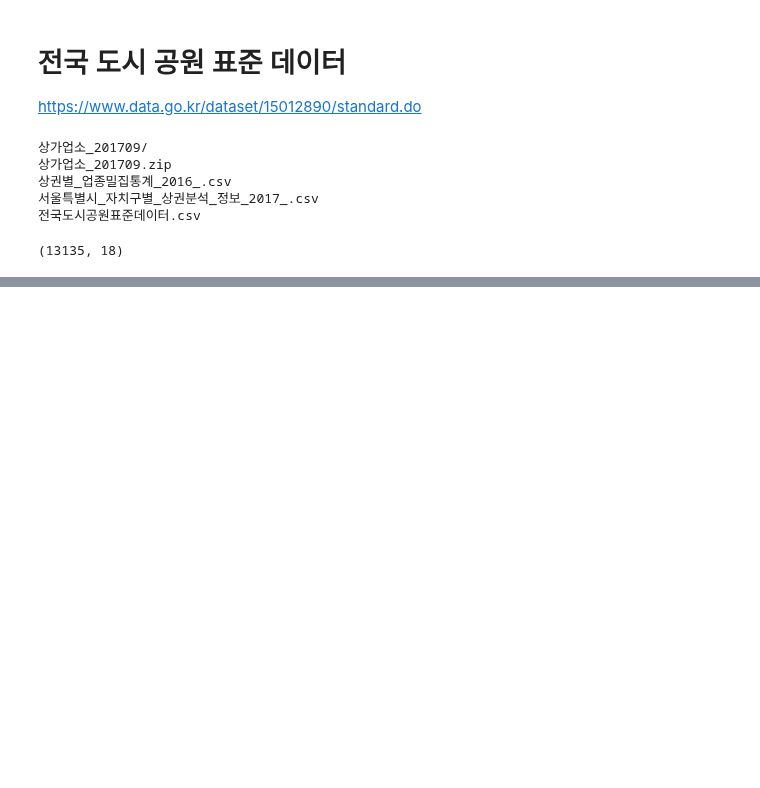
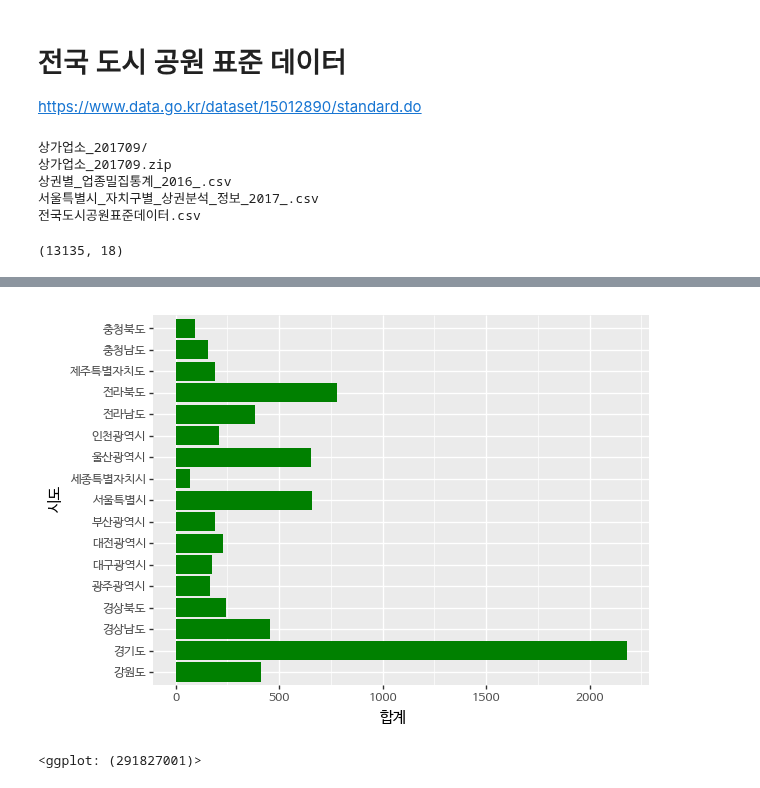
Before and after one commit to corazzon/OpenDataWrangling, a Jupyter notebook: park.ipynb, the cells around one changed output, grey strips where cells are left out. Saved outputs shown, nothing was run; the diff lists cells and outputs as text; code cells hidden in the pictures; blank space fills up the shorter version.

```diff
--- a/park.ipynb
+++ b/park.ipynb
@@ -74,3 +81,14 @@ park_do.sort_values(['합계'], ascending=False)
 | 14 | 충청남도 | 155 |
 | 15 | 충청북도 | 93 |
 | 16 | 세종특별자치시 | 69 |
+# %%
+# 경기도가 압도적으로 많다.
+(ggplot(park_do)
+ + aes(x='시도', y='합계')
+ + geom_bar(stat='identity', position='dodge', fill='green')
+ + coord_flip()
+ + theme(text=element_text(family='NanumBarunGothic'))
+)
+# %% [output]
+[figure, added]
+<ggplot: (291827001)>
```
Also changed, not shown: parts of 21 cells of this notebook.
